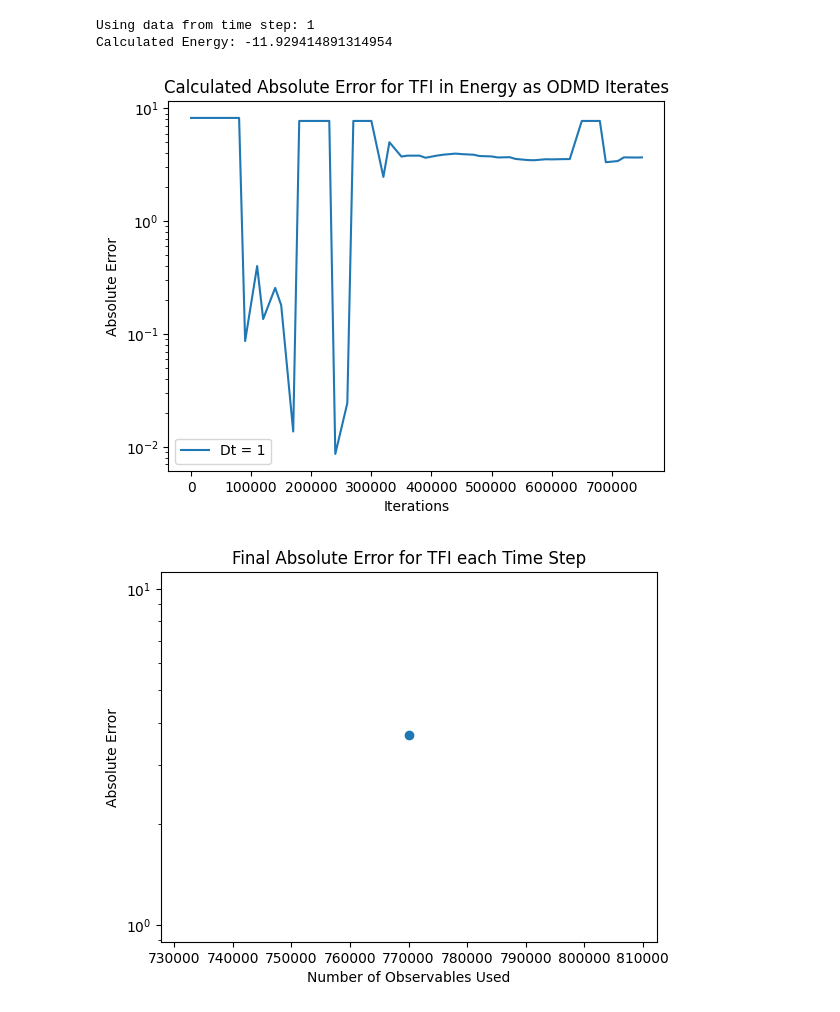
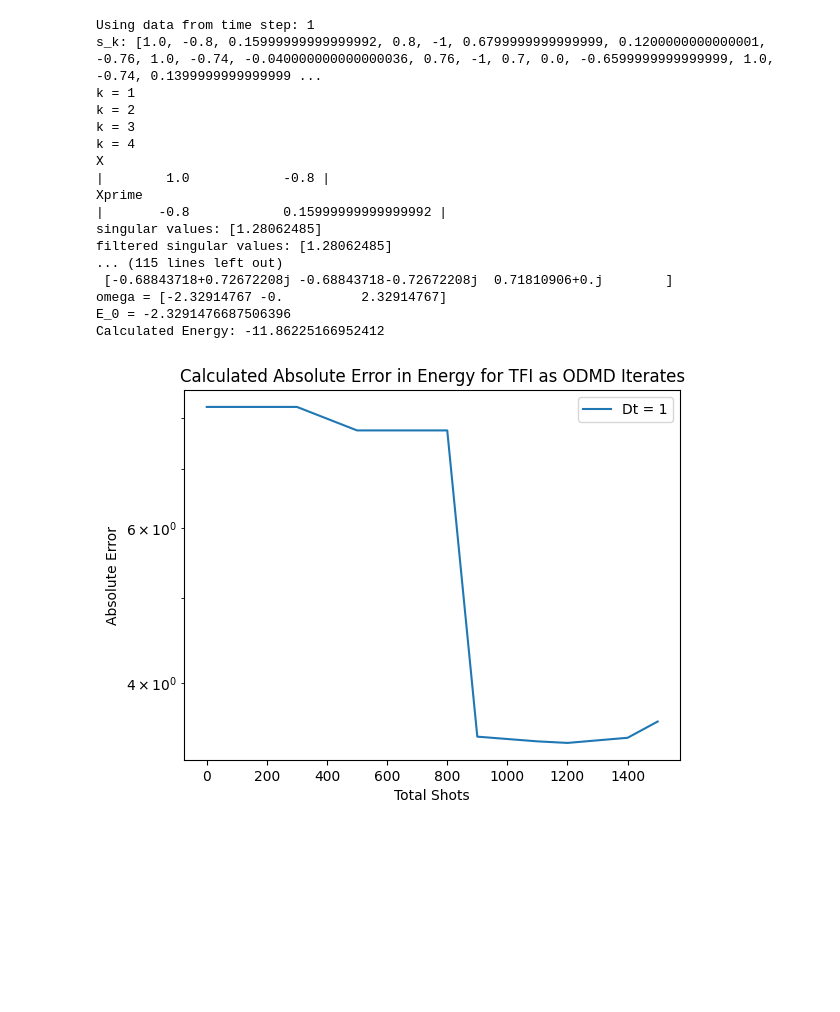
Before and after one commit to Quantum-Linear-Algebra/ODMD, a Jupyter notebook: ODMD.ipynb, the cells around one changed output. Drawn from its saved outputs; the diff is of its cells as text; code cells hidden in the pictures; blank space fills up the shorter version.

Commit message:
removed extra variable Ks; cleaned graphs

```diff
--- a/ODMD.ipynb
+++ b/ODMD.ipynb
@@ -175,7 +175,7 @@ def create_hamiltonian(parameters, show_steps=False):
         up_down_hopping_term*=U
 
         H = up_down_hopping_term+left_right_hopping_term
-    elif system[0:3] == 'H_2':
+    elif system == 'H_2':
         distance = parameters['distance']
         parameters['particles'] = 1
         driver = PySCFDriver(
@@ -666,5 +674,6 @@ Loaded data from job
 
 Calculating s_k for time step: 1
 # %%
-H, real_E_0 = create_hamiltonian(parameters, show_steps=True)
+H, real_E_0 = create_hamiltonian(parameters, show_steps=False)
+print(real_E_0)
 # %% [output]
@@ -688,12 +681,12 @@ Lowest energy eigenvalue -1.6191397929268962
 # %%
 trials = []
 results = []
-noise_threshold = 10**-1
-for i in range(len(time_steps)):
-    time_step = time_steps[i]
+# noise_threshold = 10**-1
+for i in range(len(parameters['time_steps'])):
+    time_step = parameters['time_steps'][i]
     print("Using data from time step:", time_step)
     est_E_0s = []
-    result = ODMD(s_ks[i], time_step, noise_threshold, max_iterations, precision=precision, est_E_0s=est_E_0s, show_steps=False)
+    result = ODMD(s_ks[i], time_step, noise_threshold, max_iterations, precision=precision, est_E_0s=est_E_0s, show_steps=True)
     # readjust energy to what it originially was
     result = (result-parameters['shifting'])*parameters['r_scaling']
     for i in range(len(est_E_0s)):
@@ -703,34 +696,54 @@ for i in range(len(time_steps)):
     trials.append(est_E_0s)
 # %% [output]
 Using data from time step: 1
-Calculated Energy: -11.929414891314954
+s_k: [1.0, -0.8, 0.15999999999999992, 0.8, -1, 0.6799999999999999, 0.1200000000000001, -0.76, 1.0, -0.74, -0.040000000000000036, 0.76, -1, 0.7, 0.0, -0.6599999999999999, 1.0, -0.74, 0.1399999999999999 ...
+k = 1
+k = 2
+k = 3
+k = 4
+X
+|        1.0            -0.8 |
+Xprime
+|       -0.8            0.15999999999999992 |
+singular values: [1.28062485]
+filtered singular values: [1.28062485]
+... (115 lines left out)
+ [-0.68843718+0.72672208j -0.68843718-0.72672208j  0.71810906+0.j        ]
+omega = [-2.32914767 -0.          2.32914767]
+E_0 = -2.3291476687506396
+Calculated Energy: -11.86225166952412
 # %%
-for i in range(len(trials)):
-    total_shots = [(w+math.floor(1/2*(w+1)))*parameters['shots'] for w in range(len(trials[i]))]
-    err = [abs(w-real_E_0) for w in trials[i]]
-    label = 'Dt = '+str(time_steps[i])
-    plt.plot(total_shots, err, label = label)
-plt.title("Calculated Absolute Error for "+system+" in Energy as ODMD Iterates")
+use_shots = True
+
+for i in range(num_trials):
+    trial = trials[i]
+    total_x = [w+math.floor(1/2*(w+1)) for w in range(len(trial))]
+    if use_shots: total_x = [w*parameters['shots'] for w in total_x]
+    err = [abs(w-real_E_0) for w in trial]
+    label = 'Dt = '+str(parameters['time_steps'][i])
+    plt.plot(total_x, err, label = label)
+plt.title("Calculated Absolute Error in Energy for "+parameters['system']+" as ODMD Iterates")
 plt.ylabel("Absolute Error")
-plt.xlabel("Iterations")
+
+if use_shots: plt.xlabel("Total Shots")
+else: plt.xlabel("Number of Observables")
 plt.legend()
 # plt.xlim([0,10])
 # plt.ylim([0,10])
 plt.yscale('log')
-plt.savefig("Graphs/"+make_filename(computation_type, max_iterations, parameters)+"_shots"+str(parameters['shots'])+"_Abs_Error.png")
+plt.savefig("Graphs/"+make_filename(computation_type, max_iterations, parameters)+"_shots="+str(parameters['shots'])+"_Abs_Error.png")
 plt.show()
 
-plt.title("Final Absolute Error for "+system+" each Time Step")
-plt.xlabel("Number of Observables Used")
-plt.ylabel("Absolute Error")
-plt.yscale('log')
-total_shots = [(len(w)+math.floor(1/2*(len(w)+1)))*parameters['shots'] for w in trials]
-for i in range(len(results)):
-    plt.scatter([total_shots[i]], [abs(real_E_0-results[i])], label = 'Dt = '+str(time_steps[i]))
-plt.savefig("Graphs/"+make_filename(computation_type, max_iterations, parameters)+"_shots"+str(parameters['shots'])+"_Final_Error.png")
-# plt.legend()
-plt.show()
+# plt.title("Final Absolute Error for "+system+" each Time Step")
+# plt.xlabel("Total Shots")
+# plt.ylabel("Absolute Error")
+# plt.yscale('log')
+# total_shots = [(len(w)+math.floor(1/2*(len(w)+1)))*parameters['shots'] for w in trials]
+# for i in range(len(results)):
+#     plt.scatter([total_shots[i]], [abs(real_E_0-results[i])], label = 'Dt = '+str(parameters['time_steps'][i]))
+# plt.savefig("Graphs/"+make_filename(computation_type, max_iterations, parameters)+"_shots"+str(parameters['shots'])+"_Final_Error.png")
+# # plt.legend()
+# plt.show()
 # %% [output]
-[figure, old version]
+[figure, new version]
-[figure, removed]
 # %%
```
Also changed, not shown: parts of 6 cells of this notebook, 47 other files.
